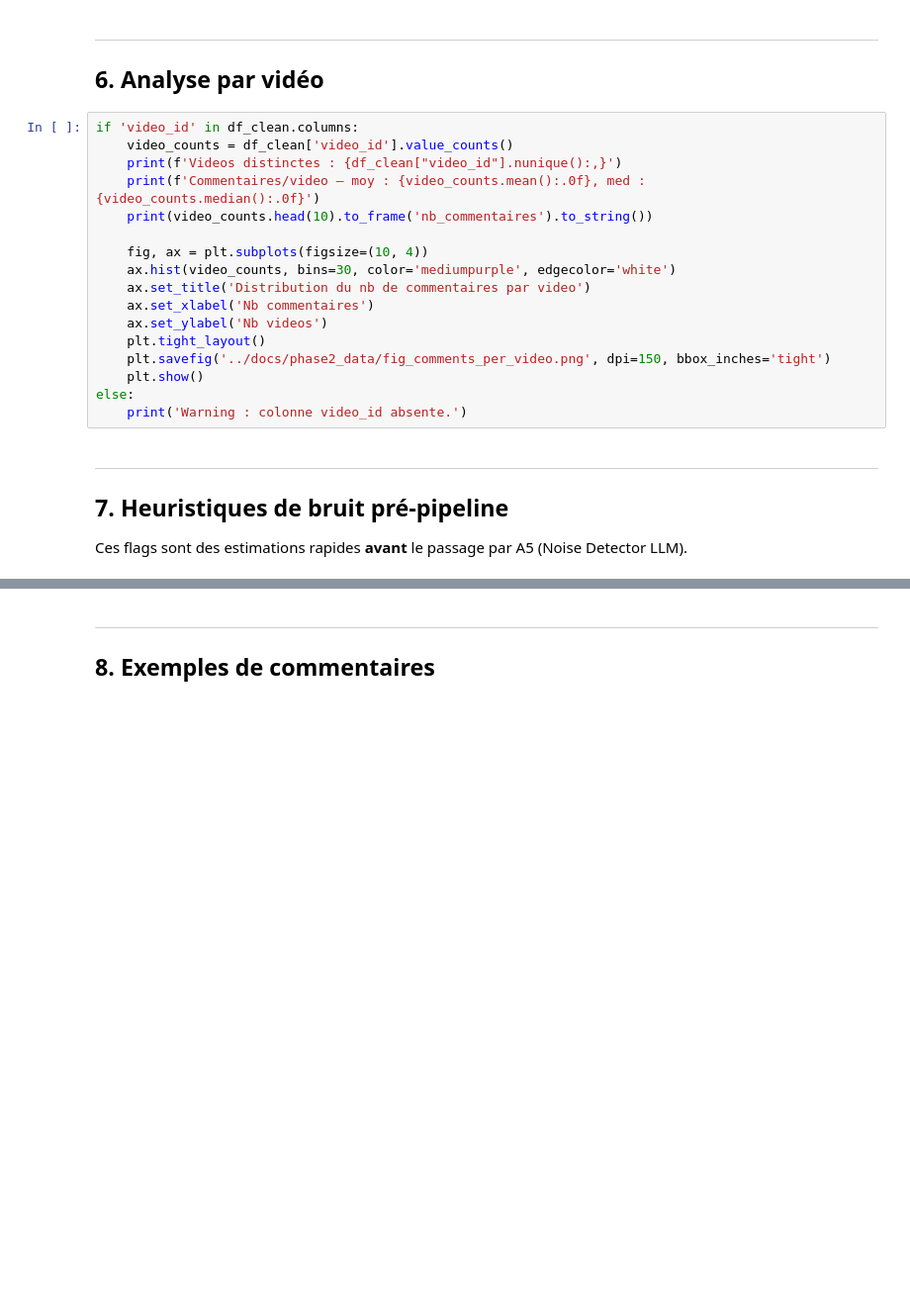
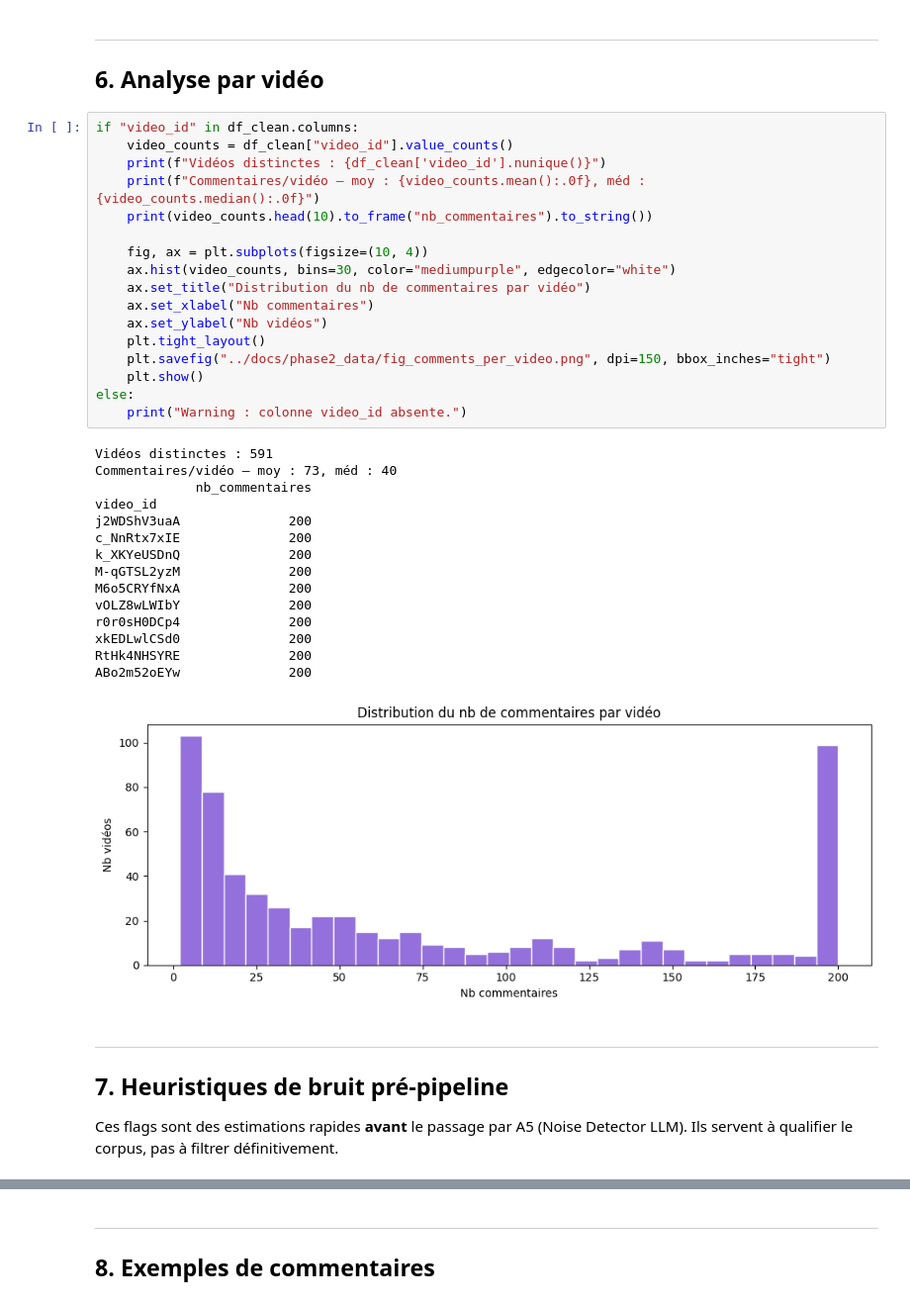
Before and after one commit to FerdinandMY/Analyse_Agentique_des_Videos_Youtube, a Jupyter notebook: notebooks/phase2_eda.ipynb, the cells around one changed output, grey strips where cells are left out. Shown at 99% size. Cells and saved outputs as stored; diff of their text form; blank space fills up the shorter version.

```diff
--- a/notebooks/phase2_eda.ipynb
+++ b/notebooks/phase2_eda.ipynb
@@ -198,26 +267,43 @@ else:
 ---
 ## 6. Analyse par vidéo
 # %%
-if 'video_id' in df_clean.columns:
-    video_counts = df_clean['video_id'].value_counts()
-    print(f'Videos distinctes : {df_clean["video_id"].nunique():,}')
-    print(f'Commentaires/video — moy : {video_counts.mean():.0f}, med : {video_counts.median():.0f}')
-    print(video_counts.head(10).to_frame('nb_commentaires').to_string())
+if "video_id" in df_clean.columns:
+    video_counts = df_clean["video_id"].value_counts()
+    print(f"Vidéos distinctes : {df_clean['video_id'].nunique()}")
+    print(f"Commentaires/vidéo — moy : {video_counts.mean():.0f}, méd : {video_counts.median():.0f}")
+    print(video_counts.head(10).to_frame("nb_commentaires").to_string())
 
     fig, ax = plt.subplots(figsize=(10, 4))
-    ax.hist(video_counts, bins=30, color='mediumpurple', edgecolor='white')
-    ax.set_title('Distribution du nb de commentaires par video')
-    ax.set_xlabel('Nb commentaires')
-    ax.set_ylabel('Nb videos')
+    ax.hist(video_counts, bins=30, color="mediumpurple", edgecolor="white")
+    ax.set_title("Distribution du nb de commentaires par vidéo")
+    ax.set_xlabel("Nb commentaires")
+    ax.set_ylabel("Nb vidéos")
     plt.tight_layout()
-    plt.savefig('../docs/phase2_data/fig_comments_per_video.png', dpi=150, bbox_inches='tight')
+    plt.savefig("../docs/phase2_data/fig_comments_per_video.png", dpi=150, bbox_inches="tight")
     plt.show()
 else:
-    print('Warning : colonne video_id absente.')
+    print("Warning : colonne video_id absente.")
+# %% [output]
+Vidéos distinctes : 591
+Commentaires/vidéo — moy : 73, méd : 40
+             nb_commentaires
+video_id
+j2WDShV3uaA              200
+c_NnRtx7xIE              200
+k_XKYeUSDnQ              200
+M-qGTSL2yzM              200
+M6o5CRYfNxA              200
+vOLZ8wLWIbY              200
+r0r0sH0DCp4              200
+xkEDLwlCSd0              200
+RtHk4NHSYRE              200
+ABo2m52oEYw              200
+[figure, added]
 # %% [markdown]
 ---
 ## 7. Heuristiques de bruit pré-pipeline
 
 Ces flags sont des estimations rapides **avant** le passage par A5 (Noise Detector LLM).
+Ils servent à qualifier le corpus, pas à filtrer définitivement.
 # %%
 def flag_noise(text):
```
Also changed, not shown: parts of 21 cells of this notebook, 5 other files.
